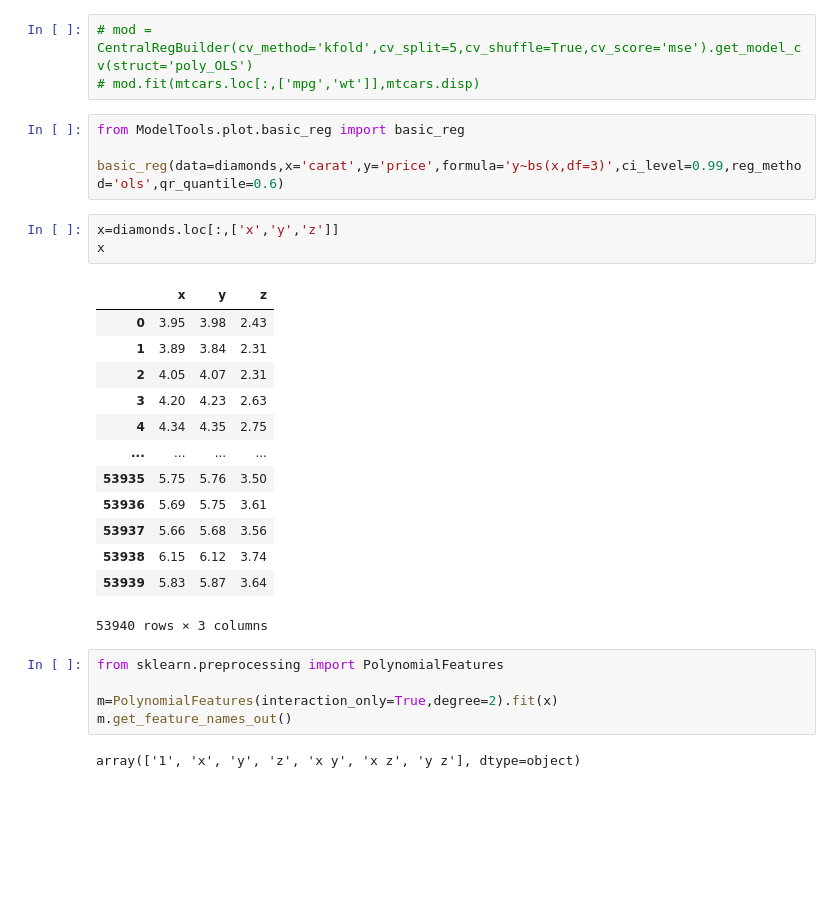
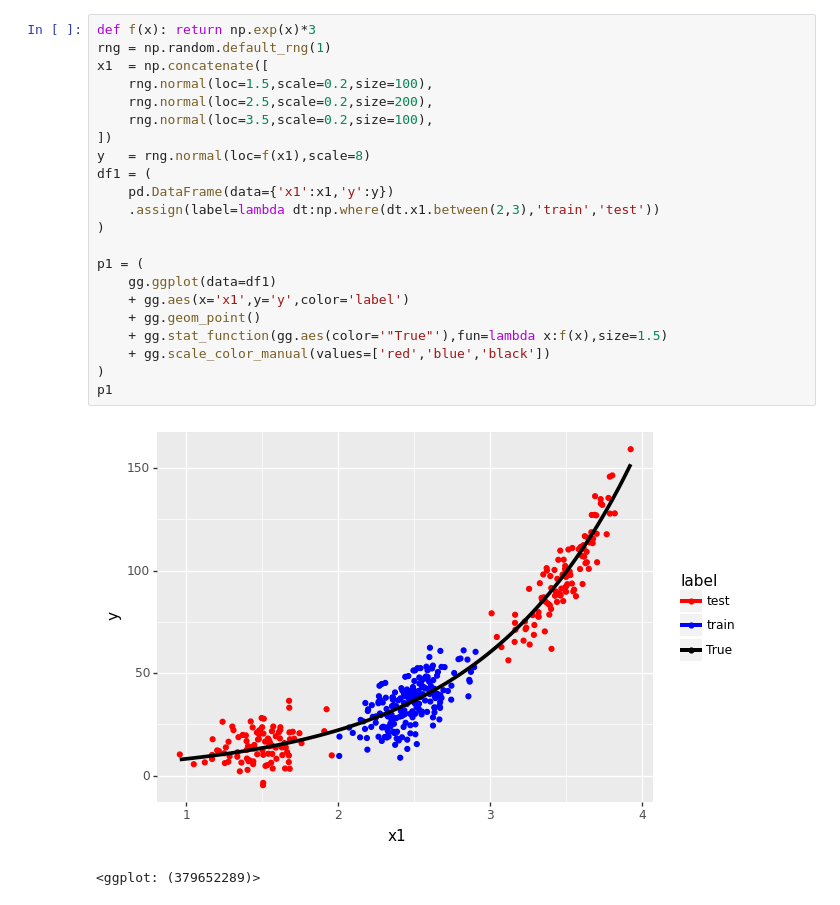
Before and after one commit to ShenhaoZhang/ModelTools, a Jupyter notebook: examples/test.ipynb, the cells around one changed output. Cells and saved outputs as stored; diff of their text form; blank space fills up the shorter version.

```diff
--- a/examples/test.ipynb
+++ b/examples/test.ipynb
@@ -24,31 +13,25 @@ diamonds.head(10)
-# %%
-# mod = CentralRegBuilder(cv_method='kfold',cv_split=5,cv_shuffle=True,cv_score='mse').get_model_cv(struct='poly_OLS')
-# mod.fit(mtcars.loc[:,['mpg','wt']],mtcars.disp)
-# %%
-from ModelTools.plot.basic_reg import basic_reg
-
-basic_reg(data=diamonds,x='carat',y='price',formula='y~bs(x,df=3)',ci_level=0.99,reg_method='ols',qr_quantile=0.6)
-# %%
-x=diamonds.loc[:,['x','y','z']]
-x
-# %% [output]
-|  | x | y | z |
-| 0 | 3.95 | 3.98 | 2.43 |
-| 1 | 3.89 | 3.84 | 2.31 |
-| 2 | 4.05 | 4.07 | 2.31 |
-| 3 | 4.20 | 4.23 | 2.63 |
-| 4 | 4.34 | 4.35 | 2.75 |
-| ... | ... | ... | ... |
-| 53935 | 5.75 | 5.76 | 3.50 |
-| 53936 | 5.69 | 5.75 | 3.61 |
-| 53937 | 5.66 | 5.68 | 3.56 |
-| 53938 | 6.15 | 6.12 | 3.74 |
-| 53939 | 5.83 | 5.87 | 3.64 |
-53940 rows × 3 columns
-# %%
-from sklearn.preprocessing import PolynomialFeatures
-
-m=PolynomialFeatures(interaction_only=True,degree=2).fit(x)
-m.get_feature_names_out()
-# %% [output]
-array(['1', 'x', 'y', 'z', 'x y', 'x z', 'y z'], dtype=object)
+# %%
+def f(x): return np.exp(x)*3
+rng = np.random.default_rng(1)
+x1  = np.concatenate([
+    rng.normal(loc=1.5,scale=0.2,size=100),
+    rng.normal(loc=2.5,scale=0.2,size=200),
+    rng.normal(loc=3.5,scale=0.2,size=100),
+])
+y   = rng.normal(loc=f(x1),scale=8)
+df1 = (
+    pd.DataFrame(data={'x1':x1,'y':y})
+    .assign(label=lambda dt:np.where(dt.x1.between(2,3),'train','test'))
+)
+
+p1 = (
+    gg.ggplot(data=df1)
+    + gg.aes(x='x1',y='y',color='label')
+    + gg.geom_point()
+    + gg.stat_function(gg.aes(color='"True"'),fun=lambda x:f(x),size=1.5)
+    + gg.scale_color_manual(values=['red','blue','black'])
+)
+p1
+# %% [output]
+[figure, added]
+<ggplot: (379652289)>
```
Also changed, not shown: parts of 6 cells of this notebook, 1 other file.
